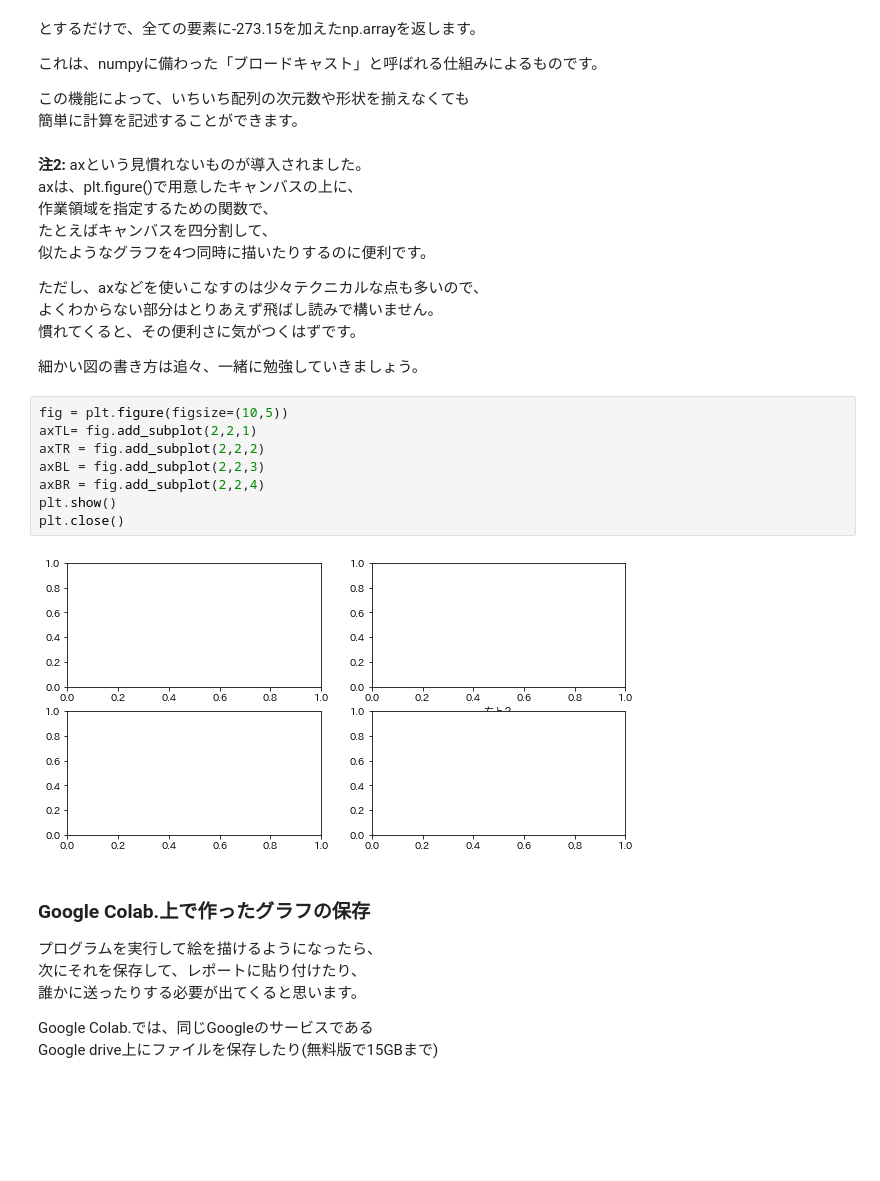
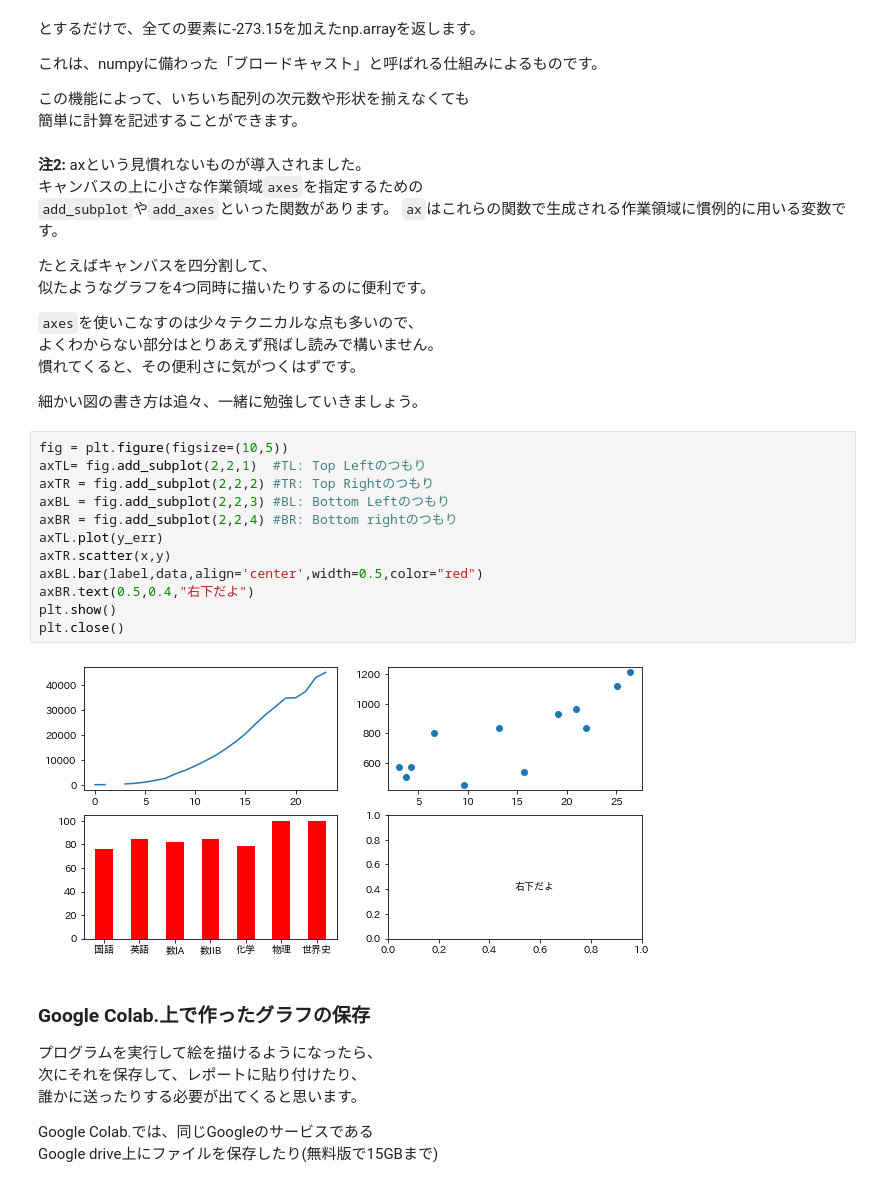
Before and after one commit to SotaYoshida/Lecture_DataScience, a Jupyter notebook: Python_chapter4_Matplotlib.ipynb, the cells around one changed output. Saved outputs shown, nothing was run; the diff lists cells and outputs as text; blank space fills up the shorter version.

````diff
--- a/Python_chapter4_Matplotlib.ipynb
+++ b/Python_chapter4_Matplotlib.ipynb
@@ -413,26 +408,32 @@ print(np.array(x) -273.15)
 # %% [markdown]
 **注2:**
 axという見慣れないものが導入されました。
-axは、plt.figure()で用意したキャンバスの上に、
-作業領域を指定するための関数で、
+キャンバスの上に小さな作業領域```axes```を指定するための
+```add_subplot```や```add_axes```といった関数があります。
+```ax```はこれらの関数で生成される作業領域に慣例的に用いる変数です。
+
 たとえばキャンバスを四分割して、
 似たようなグラフを4つ同時に描いたりするのに便利です。
 
-ただし、axなどを使いこなすのは少々テクニカルな点も多いので、
+```axes```を使いこなすのは少々テクニカルな点も多いので、
 よくわからない部分はとりあえず飛ばし読みで構いません。
 慣れてくると、その便利さに気がつくはずです。
 
 細かい図の書き方は追々、一緒に勉強していきましょう。
 # %%
 fig = plt.figure(figsize=(10,5))
-axTL= fig.add_subplot(2,2,1)
-axTR = fig.add_subplot(2,2,2)
-axBL = fig.add_subplot(2,2,3)
-axBR = fig.add_subplot(2,2,4)
+axTL= fig.add_subplot(2,2,1)  #TL: Top Leftのつもり
+axTR = fig.add_subplot(2,2,2) #TR: Top Rightのつもり
+axBL = fig.add_subplot(2,2,3) #BL: Bottom Leftのつもり
+axBR = fig.add_subplot(2,2,4) #BR: Bottom rightのつもり
+axTL.plot(y_err)
+axTR.scatter(x,y)
+axBL.bar(label,data,align='center',width=0.5,color="red")
+axBR.text(0.5,0.4,"右下だよ")
 plt.show()
 plt.close()
 # %% [output]
-[figure, old version]
+[figure, new version]
 # %% [markdown]
 ### Google Colab.上で作ったグラフの保存
 
````
Also changed, not shown: parts of 26 cells of this notebook.
